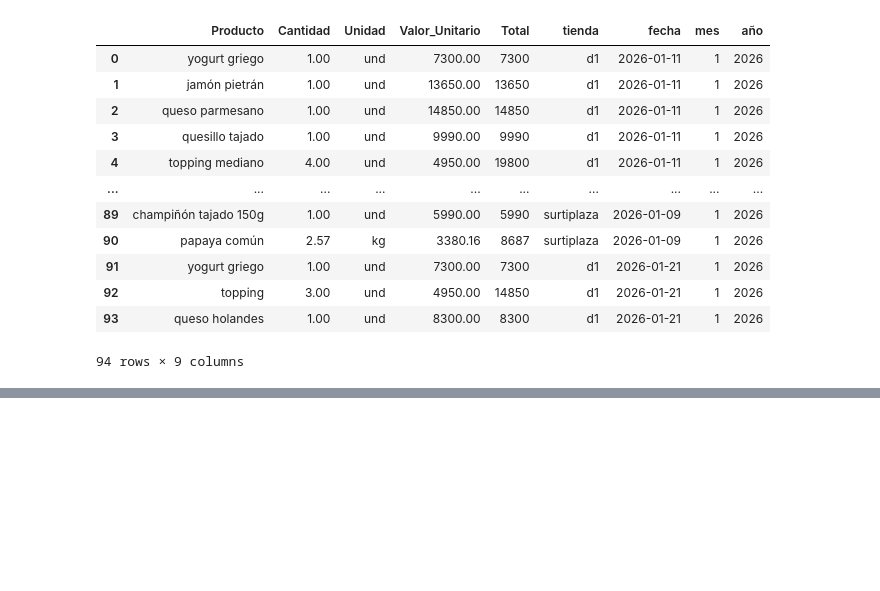
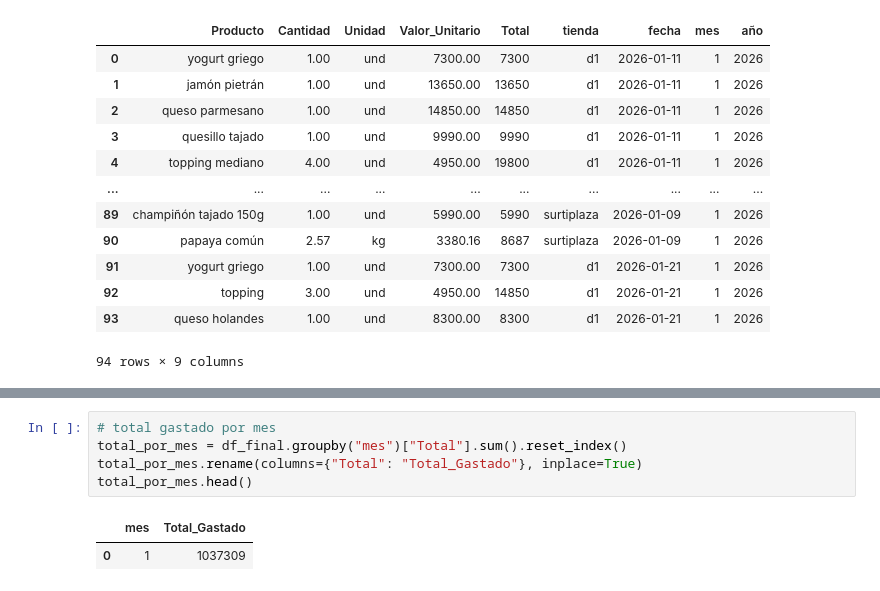
Before and after one commit to MiguelOn889/Mercado, a Jupyter notebook: notebooks/01_ingestion.ipynb, the cells around one changed output, grey strips where cells are left out. Saved outputs shown, nothing was run; the diff lists cells and outputs as text; blank space fills up the shorter version.

```diff
--- a/notebooks/01_ingestion.ipynb
+++ b/notebooks/01_ingestion.ipynb
@@ -369,0 +388,8 @@ df_final.head(100)
+# %%
+# total gastado por mes
+total_por_mes = df_final.groupby("mes")["Total"].sum().reset_index()
+total_por_mes.rename(columns={"Total": "Total_Gastado"}, inplace=True)
+total_por_mes.head()
+# %% [output]
+|  | mes | Total_Gastado |
+| 0 | 1 | 1037309 |
```
Also changed, not shown: parts of 2 cells of this notebook, 8 other files.
